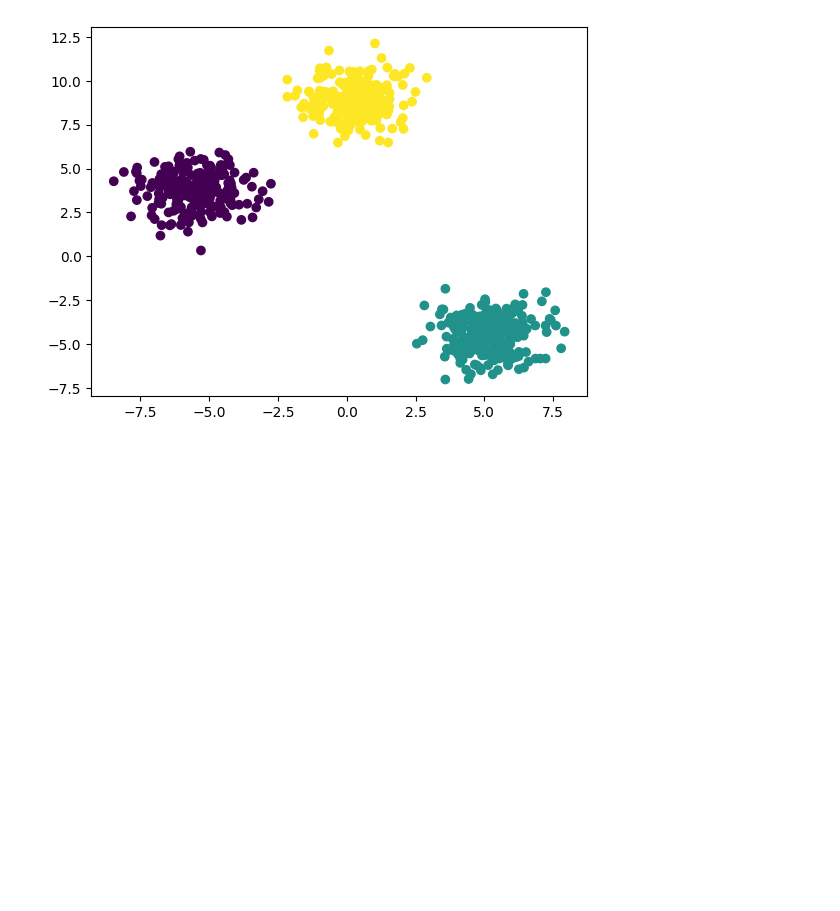
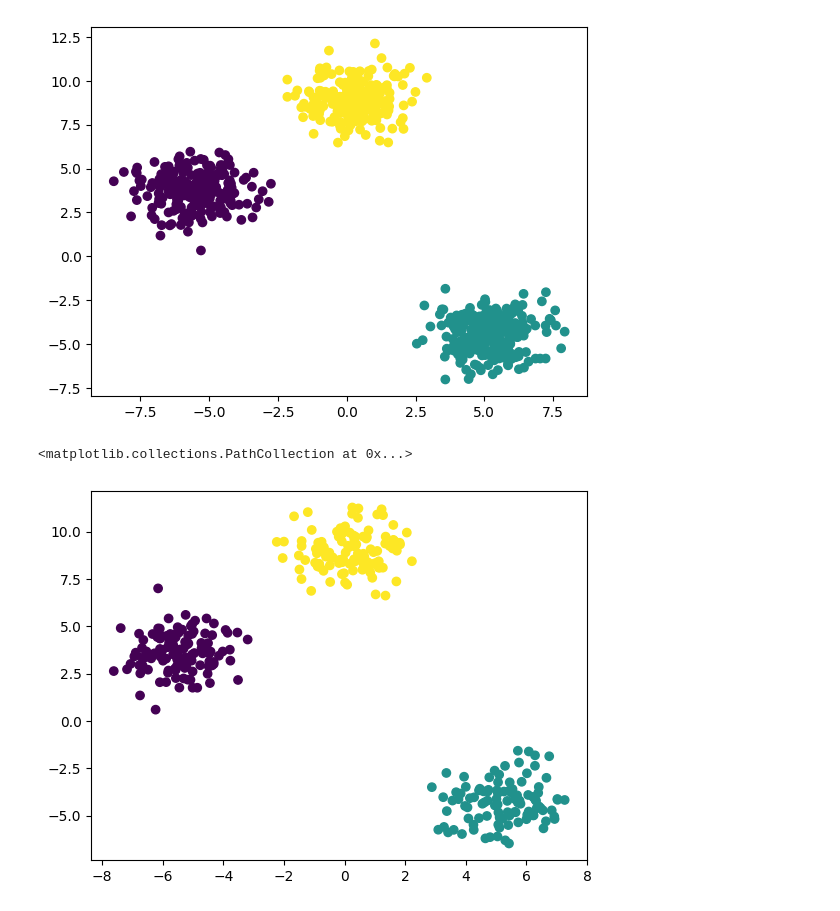
Before and after one commit to abhinavsinh014-prog/Machine-Learing, a Jupyter notebook: pp3.ipynb, the cells around one changed output. Cells and saved outputs as stored; diff of their text form; code cells hidden in the pictures; blank space fills up the shorter version.

```diff
--- a/pp3.ipynb
+++ b/pp3.ipynb
@@ -59,3 +59,8 @@ plt.scatter(X_train[:,0],X_train[:,1],c=y_labels)
 # %% [output]
 <matplotlib.collections.PathCollection at 0x...>
 [figure]
+# %%
+plt.scatter(X_test[:,0],X_test[:,1],c=y_test_label)
+# %% [output]
+<matplotlib.collections.PathCollection at 0x...>
+[figure, added]
```
Also changed, not shown: parts of 4 cells of this notebook.
